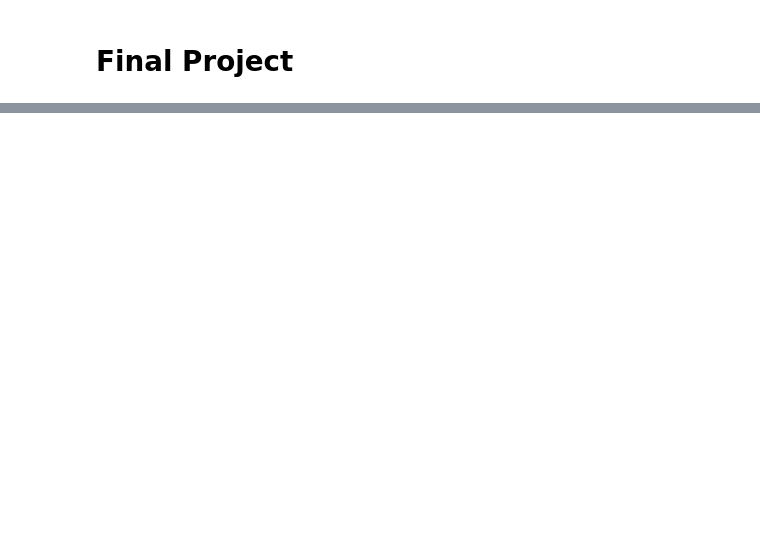
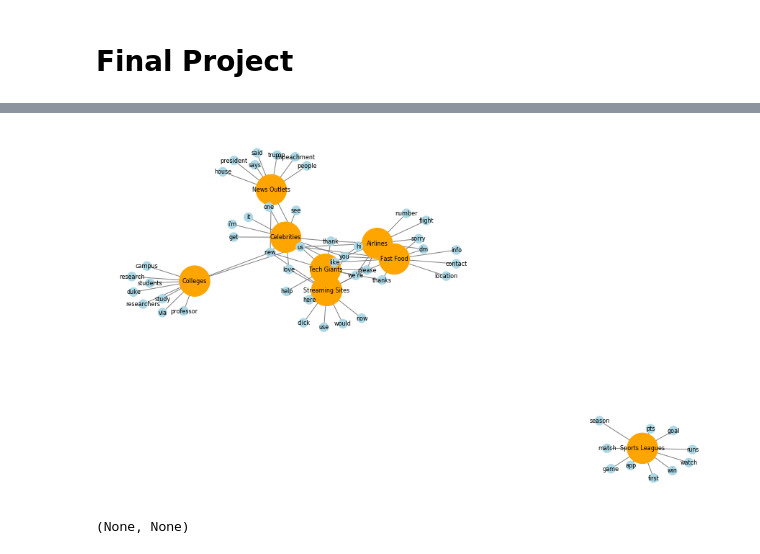
Before and after one commit to sejaldua/twitter-spheres, a Jupyter notebook: sentiment_analysis.ipynb, the cells around one changed output, grey strips where cells are left out. Drawn from its saved outputs; the diff is of its cells as text; code cells hidden in the pictures; blank space fills up the shorter version.

```diff
--- a/sentiment_analysis.ipynb
+++ b/sentiment_analysis.ipynb
@@ -273,0 +360,8 @@ show(p)
+# %%
+# Find top 10 words in a category
+def top_10(words):
+    t = []
+    c = Counter(words).most_common(10)
+    for j in range(10):
+        t.append(c[j][0])
+    return t
@@ -273,0 +390,34 @@ show(p)
+# %%
+# Create a graph of categories and top 10 words
+G = nx.Graph()
+G.add_nodes_from(categories)
+for i in range(len(categories)):
+    for j in range(10):
+        G.add_edge(categories[i], all_10[i][j])
+# %%
+# –––––––––––– Graph parameters ––––––––––––––––––
+color_map = []     # Map of colors for each node
+size_map = []      # Map of sizes for each node
+# ––––––––––––––––––––––––––––––––––––––––––––––––
+
+# Set all category nodes to orange and size 1800
+for i in range(len(categories)):
+    color_map.append("orange")
+    size_map.append(1800)
+
+# Set all word nodes to light blue and size 150
+for i in range(len(G.nodes()) - len(categories)):
+    color_map.append("lightblue")
+    size_map.append(150)
+
+# Plot the graph
+plt.figure(3,figsize=(12,7))
+nx.draw(G, node_color = color_map, node_size=size_map, with_labels=True, font_size=8, edge_color='grey')
+plt.show()
+# %% [output]
+[figure, added]
+# %%
+# Use Netwulf to visualize the graph (more dynamic but cannot set sizes/colors for nodes)
+visualize(G)
+# %% [output]
+(None, None)
```
Also changed, not shown: parts of 47 cells of this notebook.
